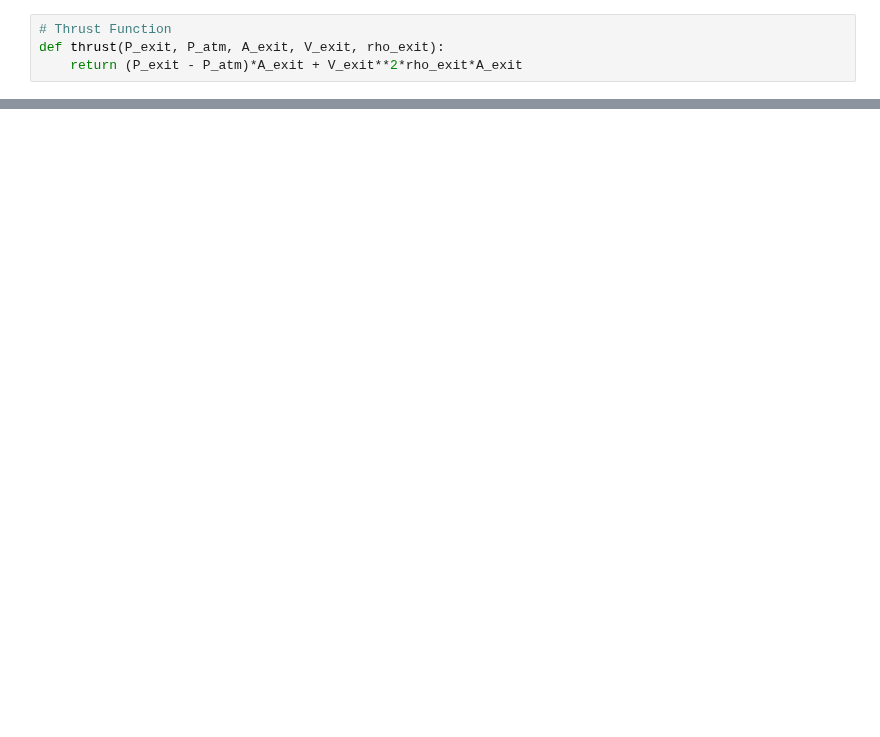
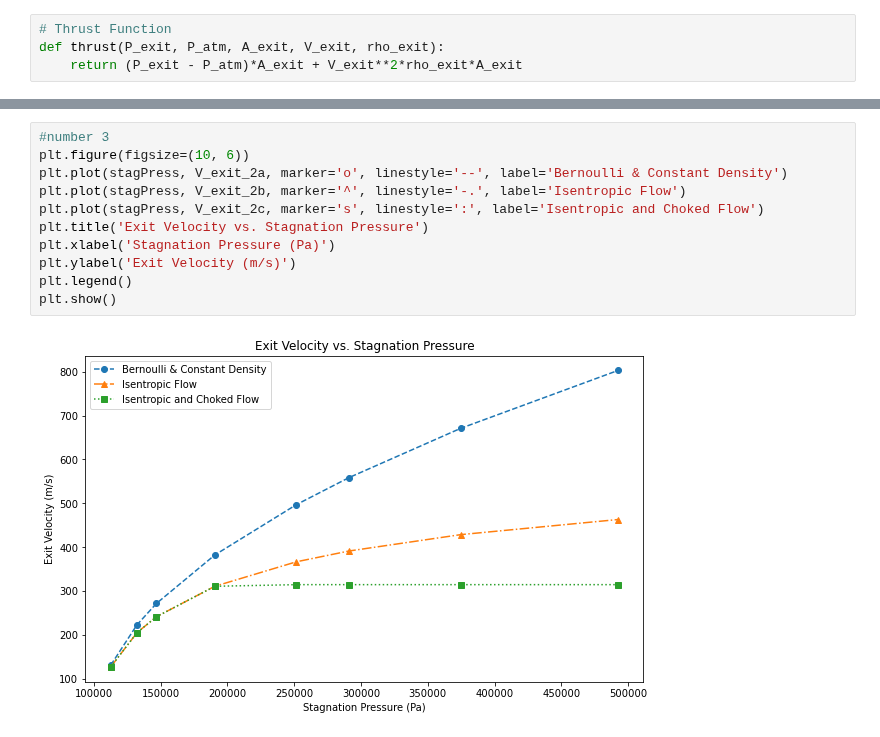
Before and after one commit to EvanY14/AE460-Fa23, a Jupyter notebook: Lab_3/dat_anal.ipynb, the cells around one changed output, grey strips where cells are left out. Cells and saved outputs as stored; diff of their text form; blank space fills up the shorter version.

```diff
--- a/Lab_3/dat_anal.ipynb
+++ b/Lab_3/dat_anal.ipynb
@@ -63,0 +110,13 @@ thrust_1 = loadCell
+# %%
+#number 3
+plt.figure(figsize=(10, 6))
+plt.plot(stagPress, V_exit_2a, marker='o', linestyle='--', label='Bernoulli & Constant Density')
+plt.plot(stagPress, V_exit_2b, marker='^', linestyle='-.', label='Isentropic Flow')
+plt.plot(stagPress, V_exit_2c, marker='s', linestyle=':', label='Isentropic and Choked Flow')
+plt.title('Exit Velocity vs. Stagnation Pressure')
+plt.xlabel('Stagnation Pressure (Pa)')
+plt.ylabel('Exit Velocity (m/s)')
+plt.legend()
+plt.show()
+# %% [output]
+[figure, added]
```
Also changed, not shown: parts of 13 cells of this notebook.
